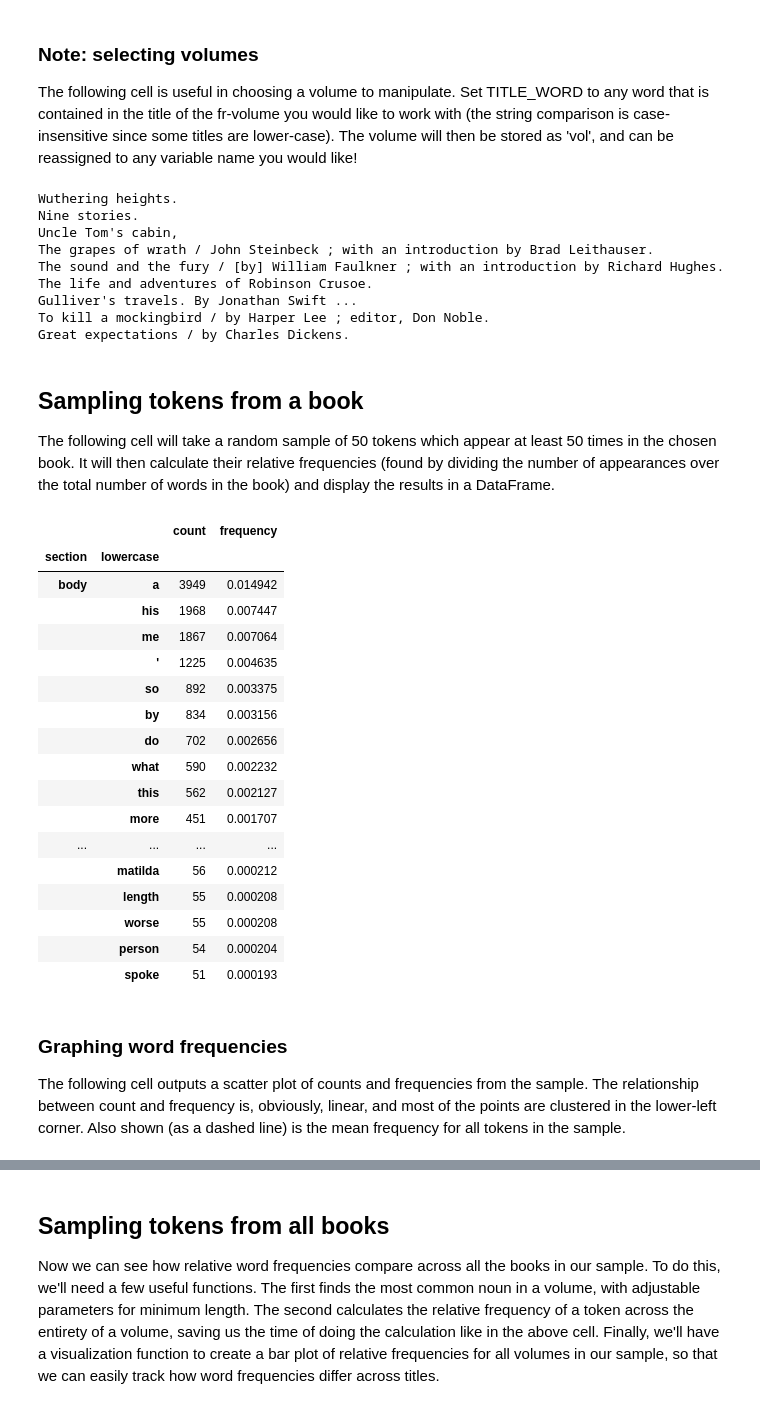
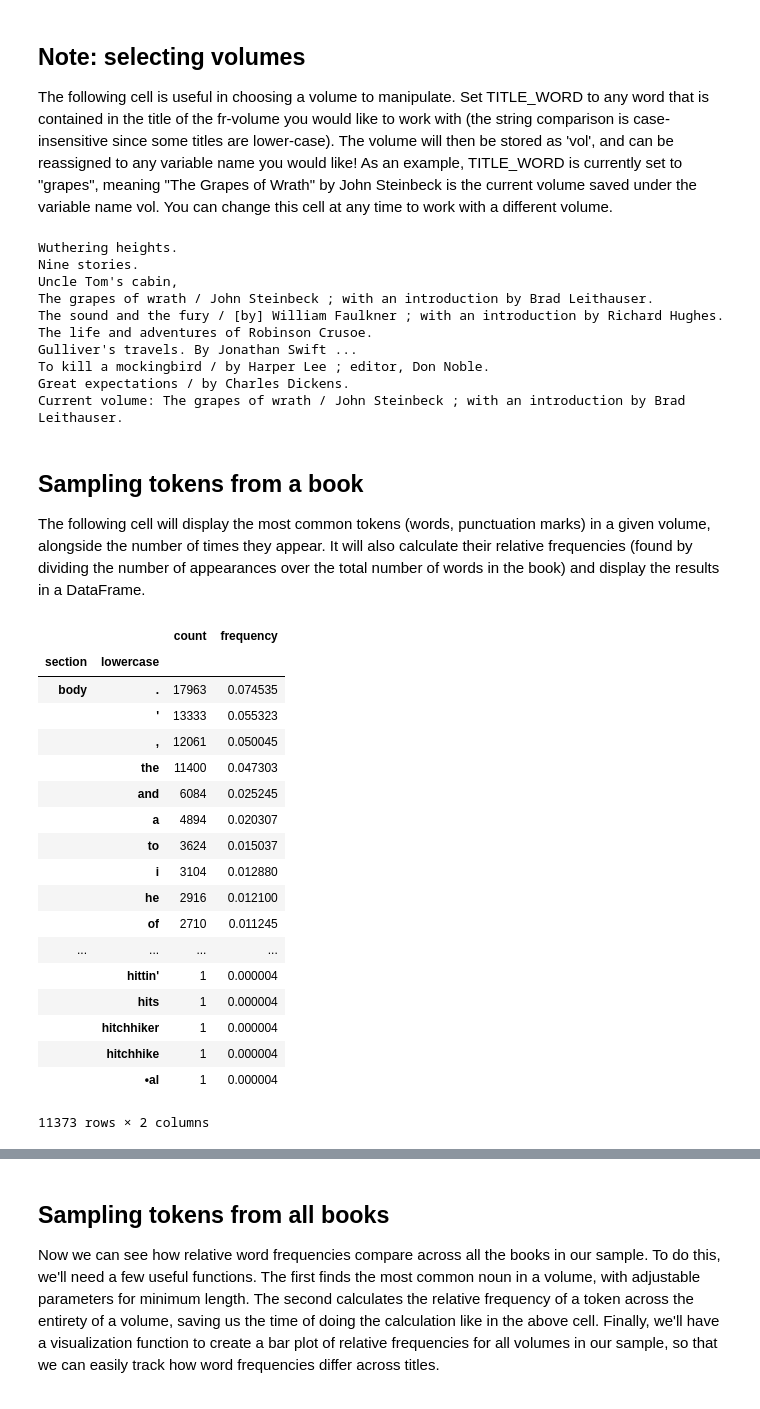
Before and after one commit to ds-modules/Library-HTRC, a Jupyter notebook: 02-viz/HTRC Token Correlation.ipynb, the cells around one changed output, grey strips where cells are left out. Cells and saved outputs as stored; diff of their text form; code cells hidden in the pictures.

```diff
--- a/02-viz/HTRC Token Correlation.ipynb
+++ b/02-viz/HTRC Token Correlation.ipynb
@@ -35,16 +36,17 @@ paths = [os.path.join('local-folder', 'hvd/pairtree_root/32/04/40/11/76/45/45/32
 
 fr_novels = FeatureReader(paths)
 # %% [markdown]
-### Note: selecting volumes
-The following cell is useful in choosing a volume to manipulate. Set TITLE_WORD to any word that is contained in the title of the fr-volume you would like to work with (the string comparison is case-insensitive since some titles are lower-case). The volume will then be stored as 'vol', and can be reassigned to any variable name you would like!
+## Note: selecting volumes
+The following cell is useful in choosing a volume to manipulate. Set TITLE_WORD to any word that is contained in the title of the fr-volume you would like to work with (the string comparison is case-insensitive since some titles are lower-case). The volume will then be stored as 'vol', and can be reassigned to any variable name you would like! As an example, TITLE_WORD is currently set to "grapes", meaning "The Grapes of Wrath" by John Steinbeck is the current volume saved under the variable name vol. You can change this cell at any time to work with a different volume.
 # %%
-TITLE_WORD = ''
+TITLE_WORD = 'grapes'
 
 for vol in fr_novels:
     print(vol.title)
 
 for vol in fr_novels:
     if TITLE_WORD.lower() in vol.title.lower():
+        print('Current volume:', vol.title)
         break
 # %% [output]
 Wuthering heights.
@@ -56,41 +58,36 @@ The life and adventures of Robinson Crusoe.
 Gulliver's travels. By Jonathan Swift ...
 To kill a mockingbird / by Harper Lee ; editor, Don Noble.
 Great expectations / by Charles Dickens.
+Current volume: The grapes of wrath / John Steinbeck ; with an introduction by Brad Leithauser.
 # %% [markdown]
 ## Sampling tokens from a book
-The following cell will take a random sample of 50 tokens which appear at least 50 times in the chosen book. It will then calculate their relative frequencies (found by dividing the number of appearances over the total number of words in the book) and display the results in a DataFrame.
+The following cell will display the most common tokens (words, punctuation marks) in a given volume, alongside the number of times they appear. It will also calculate their relative frequencies (found by dividing the number of appearances over the total number of words in the book) and display the results in a DataFrame.
 # %%
-tokens_1 = vol.tokenlist(pos=False, case=False, pages=False)
-
-tokens_2 = tokens_1[tokens_1['count'] > 50].sample(50)
-tokens_2.sort_values('count', ascending=False, inplace=True)
-tokens_2
+tokens = vol.tokenlist(pos=False, case=False, pages=False).sort_values('count', ascending=False)
 
 freqs = []
-for count in tokens_2['count']:
-    freqs.append(count/sum(tokens_1['count']))
+for count in tokens['count']:
+    freqs.append(count/sum(tokens['count']))
 
-tokens_2['frequency'] = freqs
-tokens_2
+tokens['frequency'] = freqs
+tokens
 # %% [output]
 |  |  | count | frequency |
 | section | lowercase |  |  |
-| body | a | 3949 | 0.014942 |
-|  | his | 1968 | 0.007447 |
-|  | me | 1867 | 0.007064 |
-|  | ' | 1225 | 0.004635 |
-|  | so | 892 | 0.003375 |
-|  | by | 834 | 0.003156 |
-|  | do | 702 | 0.002656 |
-|  | what | 590 | 0.002232 |
-|  | this | 562 | 0.002127 |
-|  | more | 451 | 0.001707 |
+| body | . | 17963 | 0.074535 |
+|  | ' | 13333 | 0.055323 |
+|  | , | 12061 | 0.050045 |
+|  | the | 11400 | 0.047303 |
+|  | and | 6084 | 0.025245 |
+|  | a | 4894 | 0.020307 |
+|  | to | 3624 | 0.015037 |
+|  | i | 3104 | 0.012880 |
+|  | he | 2916 | 0.012100 |
+|  | of | 2710 | 0.011245 |
 | ... | ... | ... | ... |
-|  | matilda | 56 | 0.000212 |
-|  | length | 55 | 0.000208 |
-|  | worse | 55 | 0.000208 |
-|  | person | 54 | 0.000204 |
-|  | spoke | 51 | 0.000193 |
+|  | hittin' | 1 | 0.000004 |
+|  | hits | 1 | 0.000004 |
+|  | hitchhiker | 1 | 0.000004 |
+|  | hitchhike | 1 | 0.000004 |
+|  | •al | 1 | 0.000004 |
+11373 rows × 2 columns
-# %% [markdown]
-### Graphing word frequencies
-The following cell outputs a scatter plot of counts and frequencies from the sample. The relationship between count and frequency is, obviously, linear, and most of the points are clustered in the lower-left corner. Also shown (as a dashed line) is the mean frequency for all tokens in the sample.
```
Also changed, not shown: parts of 18 cells of this notebook, 2 other files.
